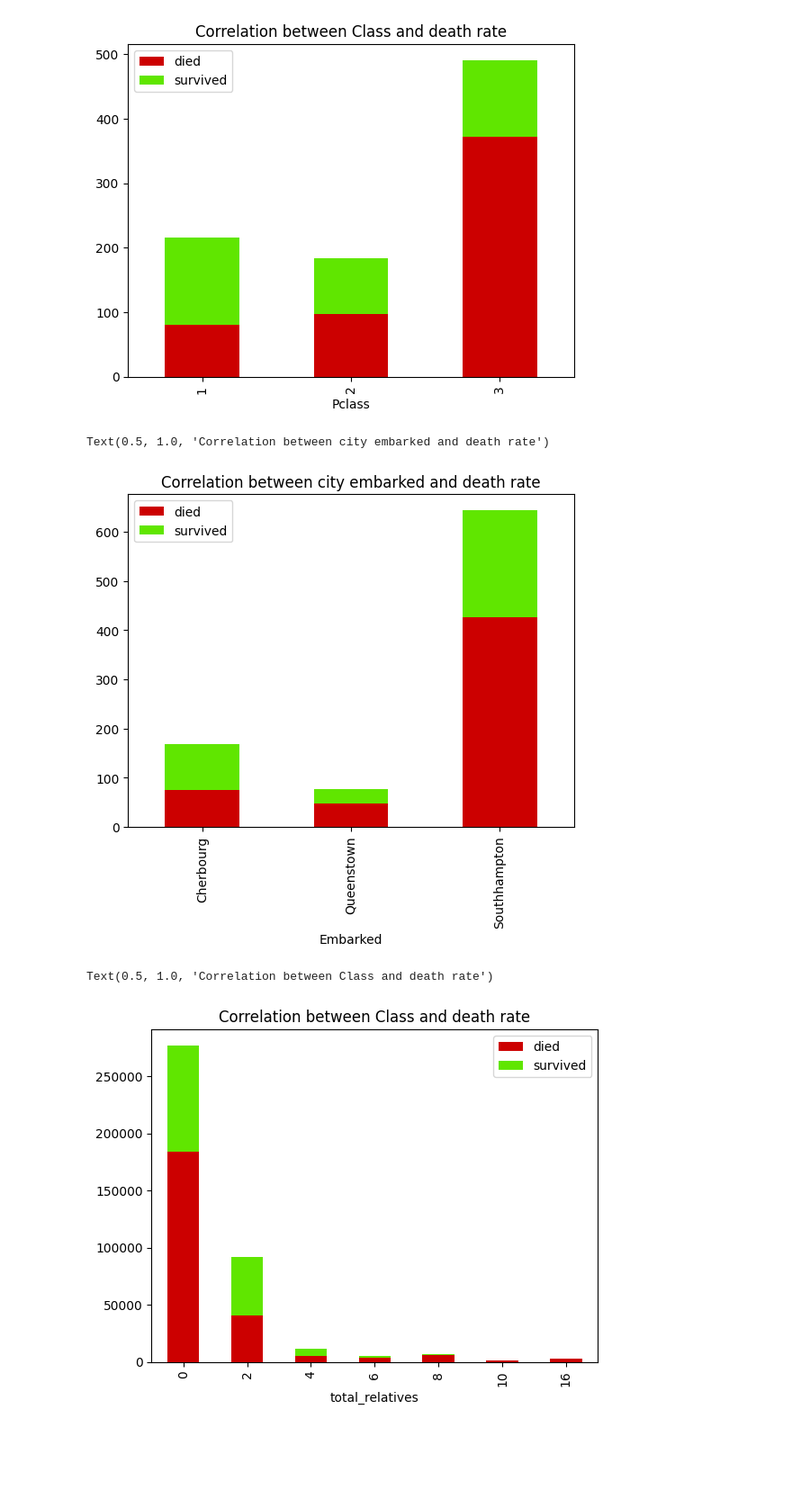
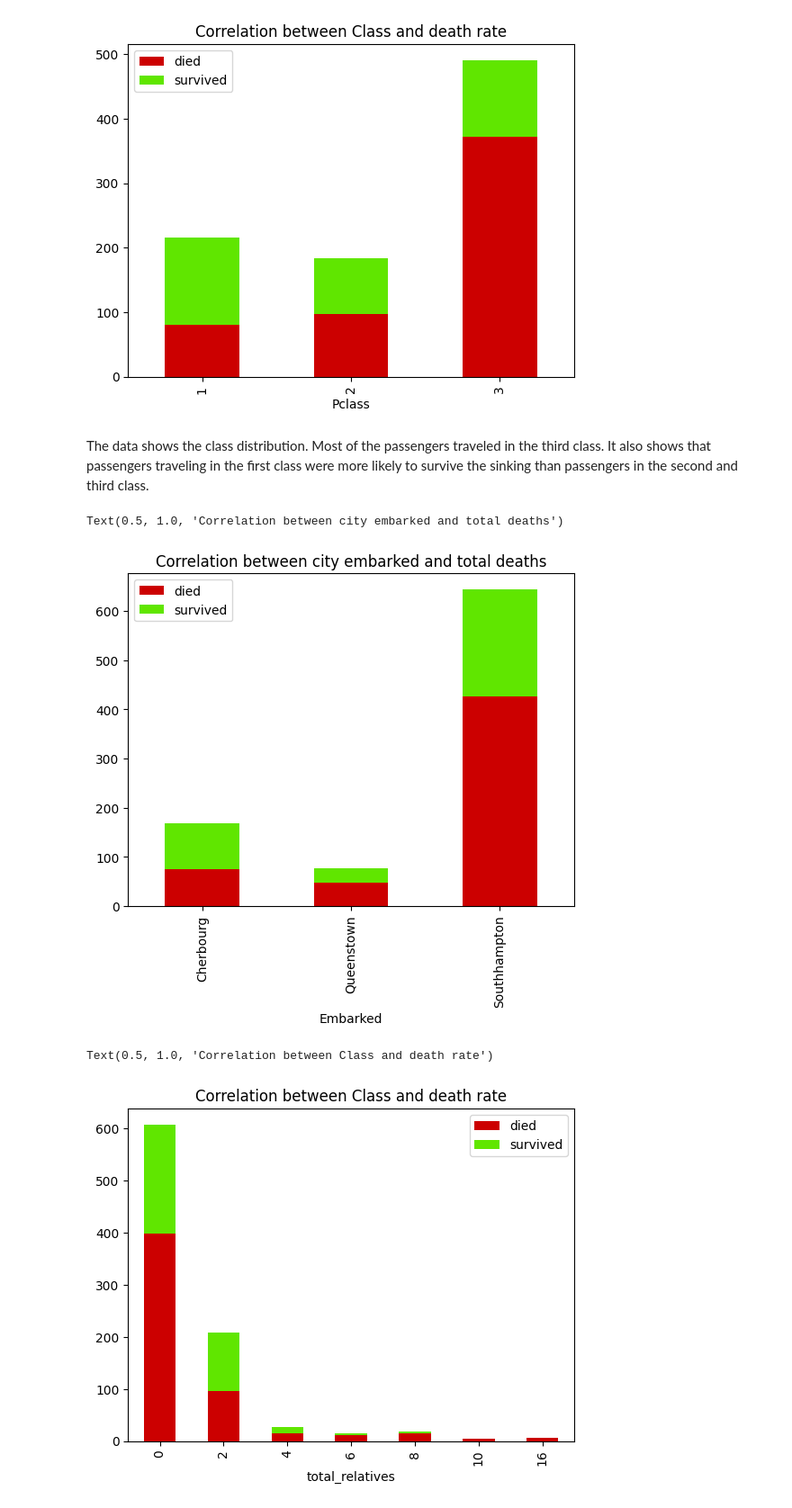
Before and after one commit to fabischw/ppp-2023, a Jupyter notebook: Exercises/FabianSchwarz/exercises_08.ipynb, the cells around one changed output. Shown at 90% size. Drawn from its saved outputs; the diff is of its cells as text; code cells hidden in the pictures; blank space fills up the shorter version.

```diff
--- a/Exercises/FabianSchwarz/exercises_08.ipynb
+++ b/Exercises/FabianSchwarz/exercises_08.ipynb
@@ -107,6 +94,8 @@ plt.title("Correlation between Class and death rate")
 # %% [output]
 Text(0.5, 1.0, 'Correlation between Class and death rate')
 [figure]
+# %% [markdown]
+The data shows the class distribution. Most of the passengers traveled in the third class. It also shows that passengers traveling in the first class were more likely to survive the sinking than passengers in the second and third class.
 # %%
 # analyse Passenger embarked and it's correlations
 embarked_groups = titanic_df.groupby(['Embarked', "Survived"])
@@ -121,21 +110,21 @@ fig, ax = plt.subplots()
 #ax.plot.bar(stacked=True)
 combined_group_counts.plot.bar(stacked=True, ax=ax, color=["#cc0000", "#60e600"])
 ax.legend(["died","survived"])
-plt.title("Correlation between city embarked and death rate")
+plt.title("Correlation between city embarked and total deaths")
 # %% [output]
-Text(0.5, 1.0, 'Correlation between city embarked and death rate')
+Text(0.5, 1.0, 'Correlation between city embarked and total deaths')
-[figure, old version]
+[figure, new version]
 # %%
-# analyse Passenger class and it's correlations
-titanic_df["total_relatives"] = titanic_df["SibSp"] + titanic_df["SibSp"]
+# analyse relatives and it's correlations
+titanic_df["total_relatives"] = titanic_df["SibSp"] + titanic_df["Parch"]
 relative_groups = titanic_df.groupby(['total_relatives', "Survived"])
 
 combined_group_counts = relative_groups.count()["PassengerId"].unstack()
 fig, ax = plt.subplots()
 #ax.plot.bar(stacked=True)
 combined_group_counts.plot.bar(stacked=True, ax=ax, color=["#cc0000", "#60e600"])
 ax.legend(["died","survived"])
-plt.title("Correlation between Class and death rate")
+plt.title("Correlation between amount of relatives and total deaths")
 # %% [output]
 Text(0.5, 1.0, 'Correlation between Class and death rate')
-[figure, old version]
+[figure, new version]
```
Also changed, not shown: parts of 9 cells of this notebook.
